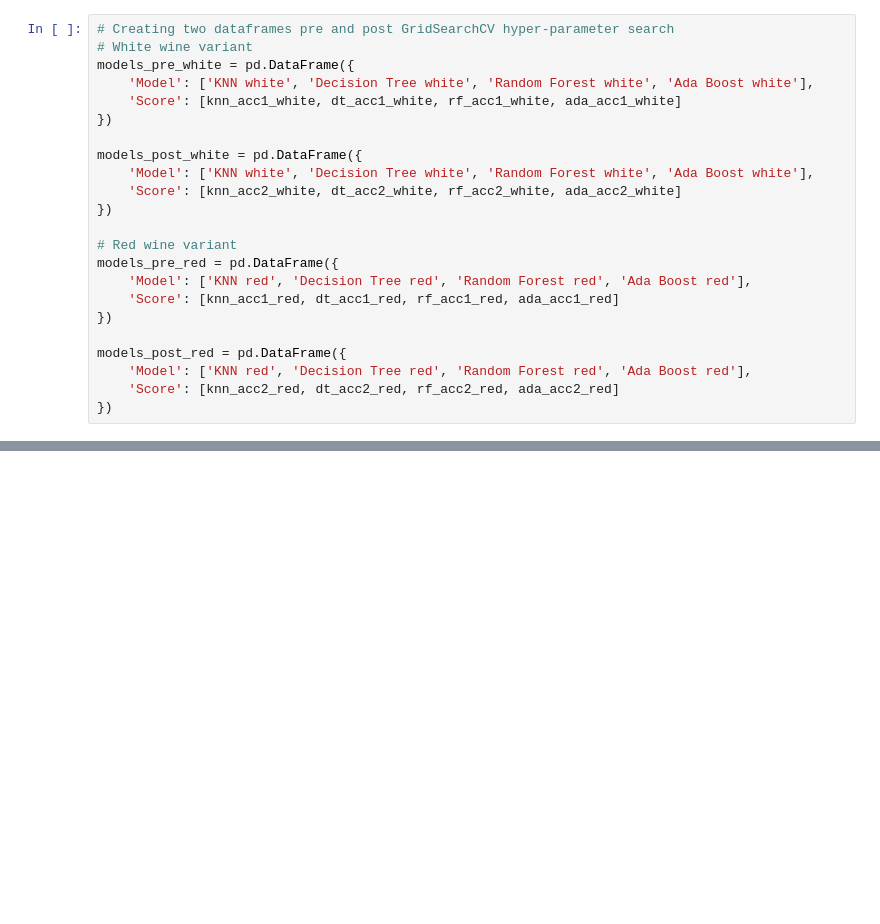
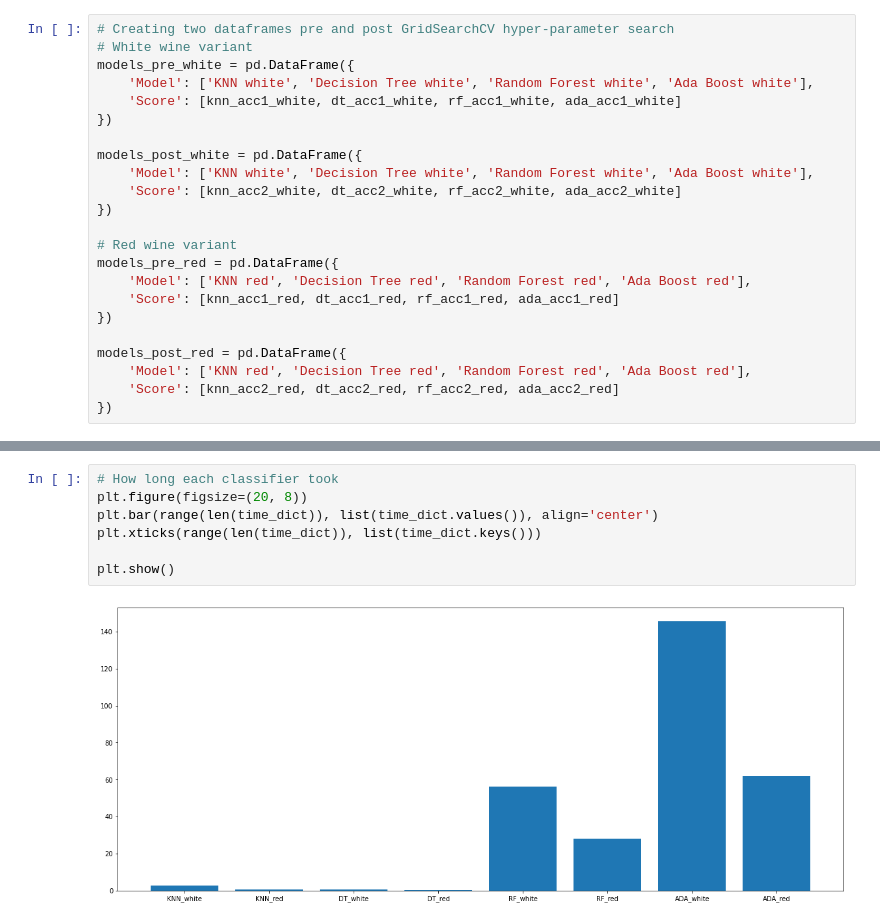
Before and after one commit to AntonMayboeck/AnalysisWine, a Jupyter notebook: wineclassification.py.ipynb, the cells around one changed output, grey strips where cells are left out. Cells and saved outputs as stored; diff of their text form; blank space fills up the shorter version.

```diff
--- a/wineclassification.py.ipynb
+++ b/wineclassification.py.ipynb
@@ -319,0 +350,9 @@ plt.show()
+# %%
+# How long each classifier took
+plt.figure(figsize=(20, 8))
+plt.bar(range(len(time_dict)), list(time_dict.values()), align='center')
+plt.xticks(range(len(time_dict)), list(time_dict.keys()))
+
+plt.show()
+# %% [output]
+[figure, added]
```
Also changed, not shown: parts of 13 cells of this notebook, 1 other file.
